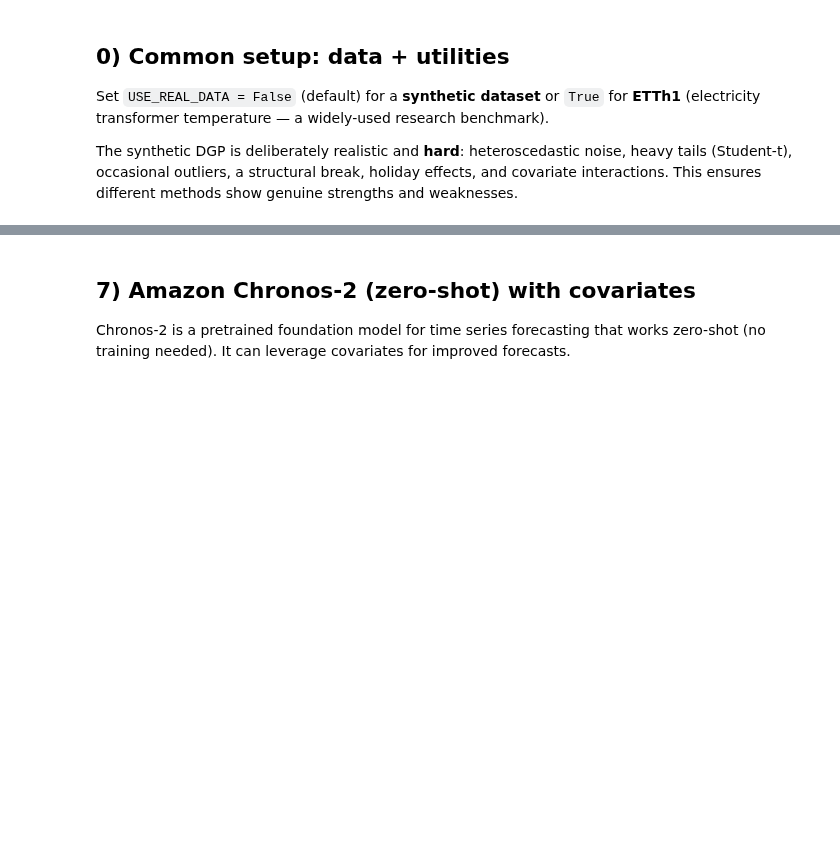
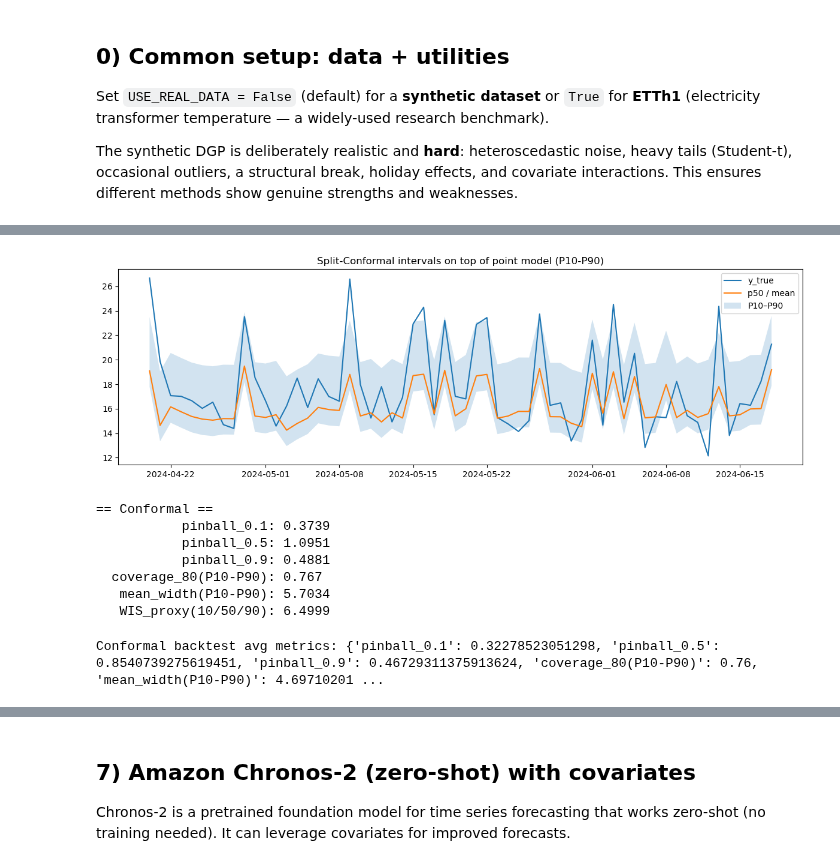
Before and after one commit to francescoamat0/probabilistic-forecasting-playground, a Jupyter notebook: prob_forecast_tryout.ipynb, the cells around one changed output, grey strips where cells are left out. Saved outputs shown, nothing was run; the diff lists cells and outputs as text; code cells hidden in the pictures; blank space fills up the shorter version.

Commit message:
Several fixes and adjustments after a full notebook run, charts and results now saved in the notebook

```diff
--- a/prob_forecast_tryout.ipynb
+++ b/prob_forecast_tryout.ipynb
@@ -660,0 +770,57 @@ quantile_preds["Conformal"] = qp
+# %%
+# ── Plot + Evaluate ──
+plot_forecast_with_interval(
+    idx=test_f.index,
+    y_true=y_test.values,
+    p50=p50, p10=p10, p90=p90,
+    title="Split-Conformal intervals on top of point model (P10-P90)"
+)
+
+m_conformal = evaluate_probabilistic_forecast(y_test.values, p10, p50, p90, label="Conformal")
+print_metrics(m_conformal)
+
+# Store multi-quantile predictions for reliability / PIT / CRPS
+quantile_preds["Conformal"] = {
+    q: conformal_quantile(y_pred, cal_residuals, q) for q in EVAL_QUANTILES
+}
+# %% [output]
+[figure, added]
+== Conformal ==
+           pinball_0.1: 0.3739
+           pinball_0.5: 1.0951
+           pinball_0.9: 0.4881
+  coverage_80(P10-P90): 0.767
+   mean_width(P10-P90): 5.7034
+   WIS_proxy(10/50/90): 6.4999
+# %%
+# ── Rolling-origin backtest ──
+metrics_bt = []
+folds = rolling_backtest_indices(n_total=len(feat_df), horizon=h, n_folds=5, min_train=400)
+
+for train_end, test_start, test_end in folds:
+    tr = feat_df.iloc[:train_end].dropna()
+    te = feat_df.iloc[test_start:test_end].dropna()
+
+    Xtr, ytr = tr[features], tr["y"]
+    Xte, yte = te[features], te["y"]
+
+    cal_n = int(0.15 * len(Xtr))
+    Xfit, yfit = Xtr.iloc[:-cal_n], ytr.iloc[:-cal_n]
+    Xcal, ycal = Xtr.iloc[-cal_n:], ytr.iloc[-cal_n:]
+
+    model = HistGradientBoostingRegressor(max_depth=6, learning_rate=0.05, random_state=7)
+    model.fit(Xfit, yfit)
+
+    cal_res = ycal.values - model.predict(Xcal)
+    pred = model.predict(Xte)
+
+    p10 = pred + np.quantile(cal_res, 0.10)
+    p50 = pred
+    p90 = pred + np.quantile(cal_res, 0.90)
+
+    metrics_bt.append(evaluate_probabilistic_forecast(yte.values, p10, p50, p90, label="Conformal"))
+
+bt_avg = aggregate_backtest_metrics(metrics_bt)
+print("\nConformal backtest avg metrics:", bt_avg)
+# %% [output]
+Conformal backtest avg metrics: {'pinball_0.1': 0.32278523051298, 'pinball_0.5': 0.8540739275619451, 'pinball_0.9': 0.46729311375913624, 'coverage_80(P10-P90)': 0.76, 'mean_width(P10-P90)': 4.69710201 ...
```
Also changed, not shown: parts of 49 cells of this notebook, 36 other files.
